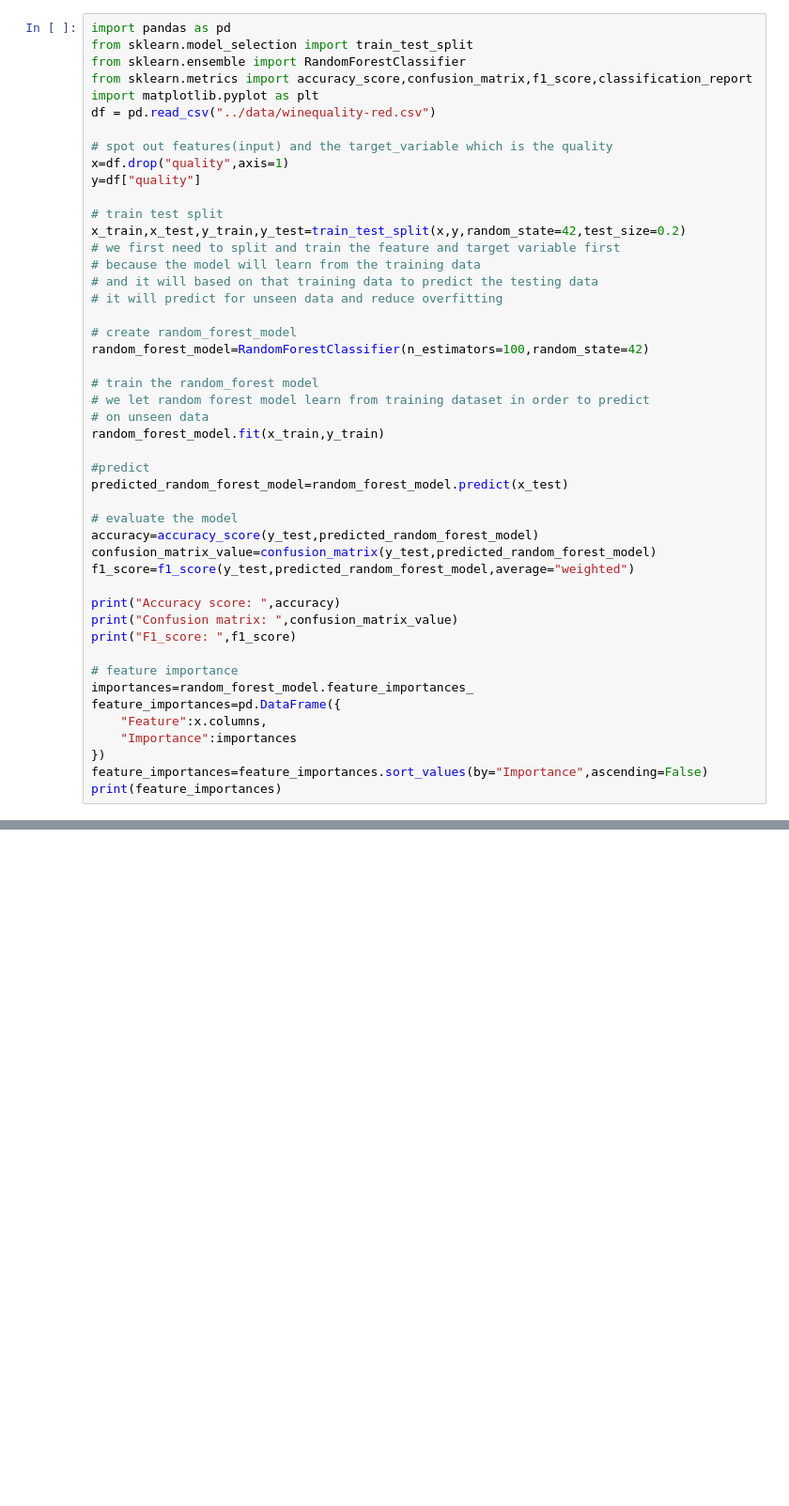
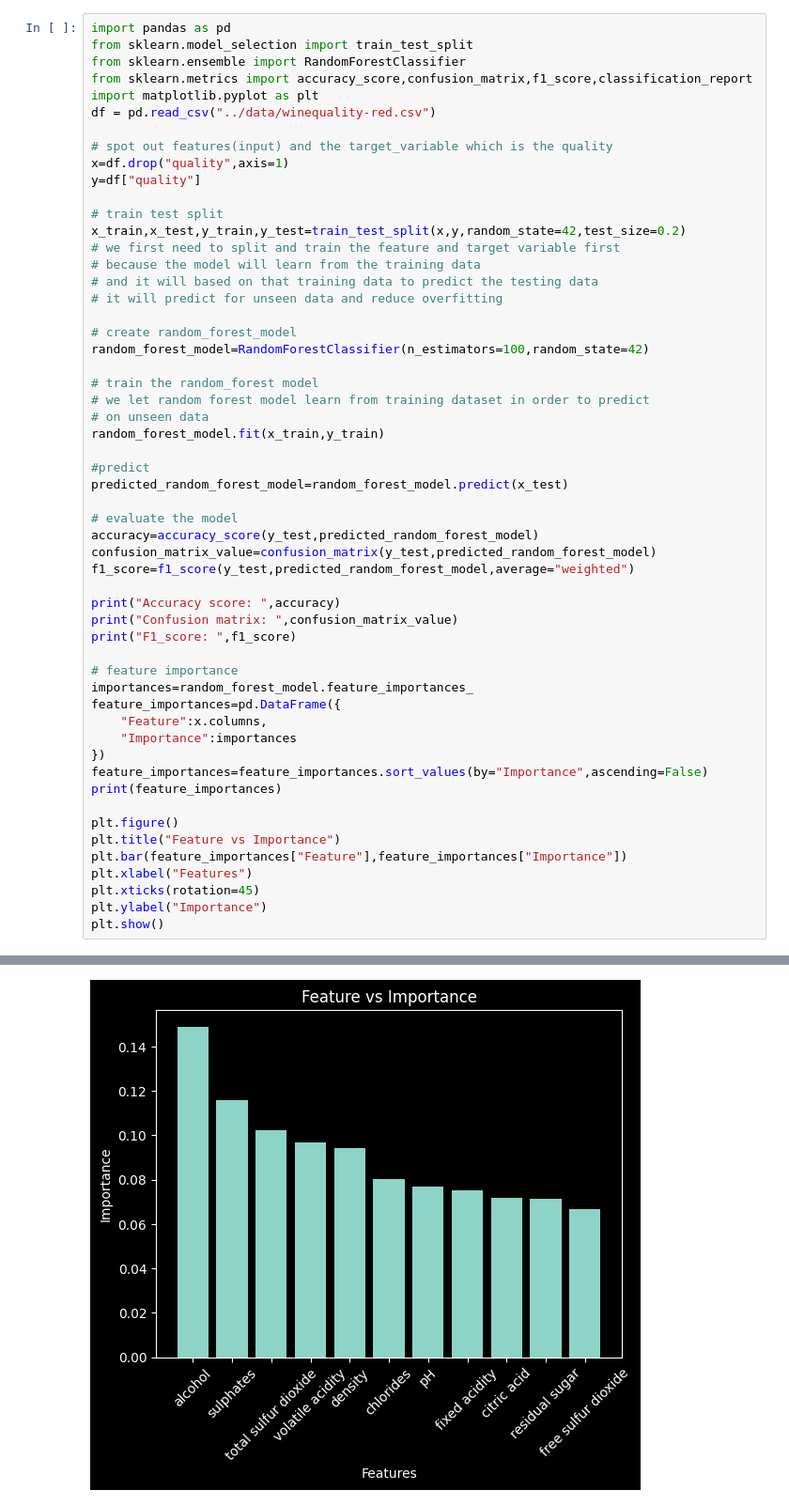
Before and after one commit to luanhoangle05/DATA221_PROJECT_RED_WINE_QUALITY_NEW, a Jupyter notebook: notebooks/05_random_forest.ipynb, the cells around one changed output, grey strips where cells are left out. Shown at 94% size. Drawn from its saved outputs; the diff is of its cells as text; blank space fills up the shorter version.

Commit message:
plotting the graph

```diff
--- a/notebooks/05_random_forest.ipynb
+++ b/notebooks/05_random_forest.ipynb
@@ -39,30 +39,39 @@ print("F1_score: ",f1_score)
 
 # feature importance
 importances=random_forest_model.feature_importances_
 feature_importances=pd.DataFrame({
     "Feature":x.columns,
     "Importance":importances
 })
 feature_importances=feature_importances.sort_values(by="Importance",ascending=False)
 print(feature_importances)
+
+plt.figure()
+plt.title("Feature vs Importance")
+plt.bar(feature_importances["Feature"],feature_importances["Importance"])
+plt.xlabel("Features")
+plt.xticks(rotation=45)
+plt.ylabel("Importance")
+plt.show()
 # %% [output]
 Accuracy score:  0.659375
 Confusion matrix:  [[ 0  0  1  0  0  0]
  [ 0  0  7  3  0  0]
  [ 0  0 98 31  1  0]
  [ 0  1 31 91  8  1]
  [ 0  0  0 19 22  1]
  [ 0  0  0  1  4  0]]
 F1_score:  0.6442498546491976
                  Feature  Importance
 10               alcohol    0.148987
 9              sulphates    0.115690
 6   total sulfur dioxide    0.102300
 1       volatile acidity    0.096902
 7                density    0.094191
 4              chlorides    0.080256
 8                     pH    0.076720
 0          fixed acidity    0.075106
 2            citric acid    0.071624
 3         residual sugar    0.071444
 5    free sulfur dioxide    0.066778
+[figure, added]
```
